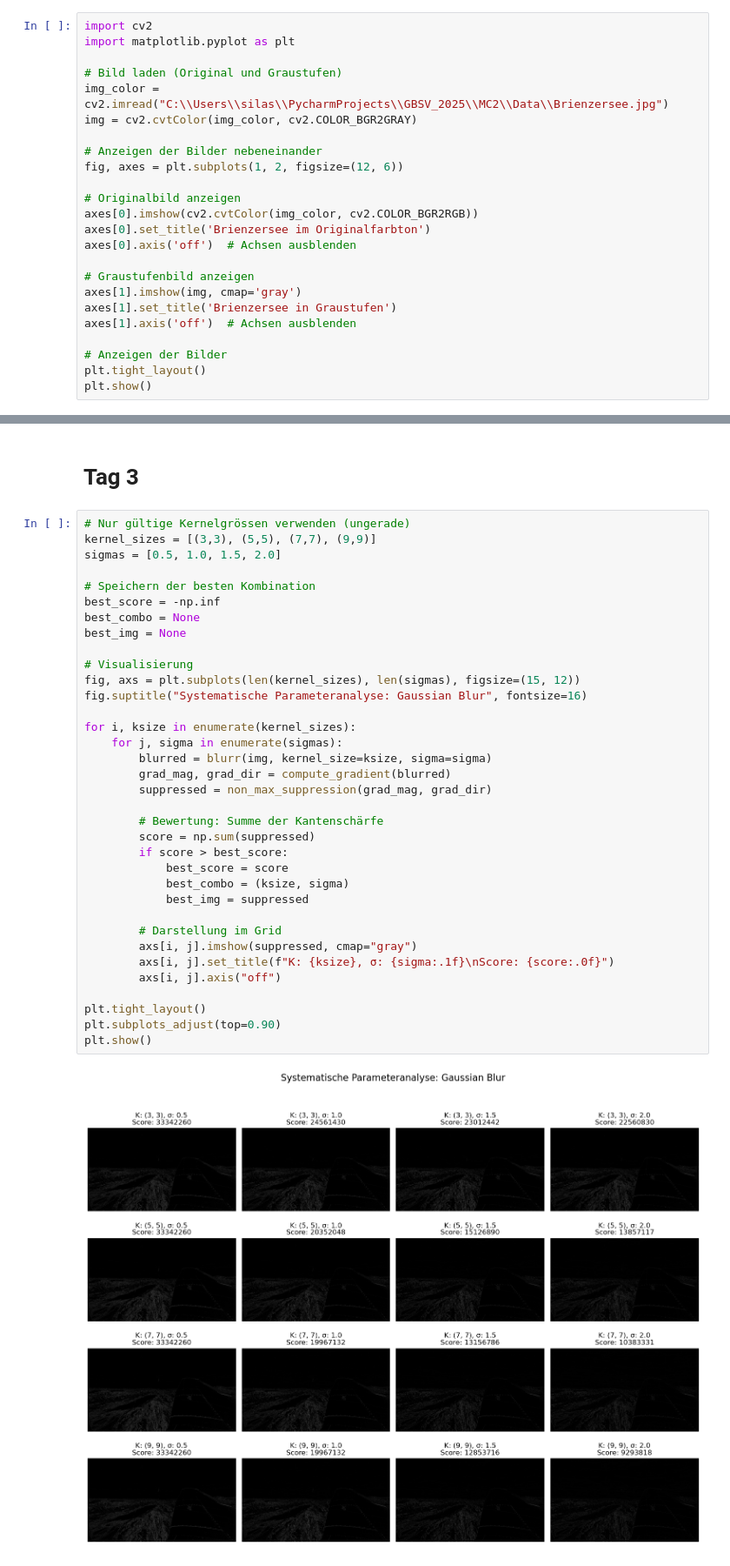
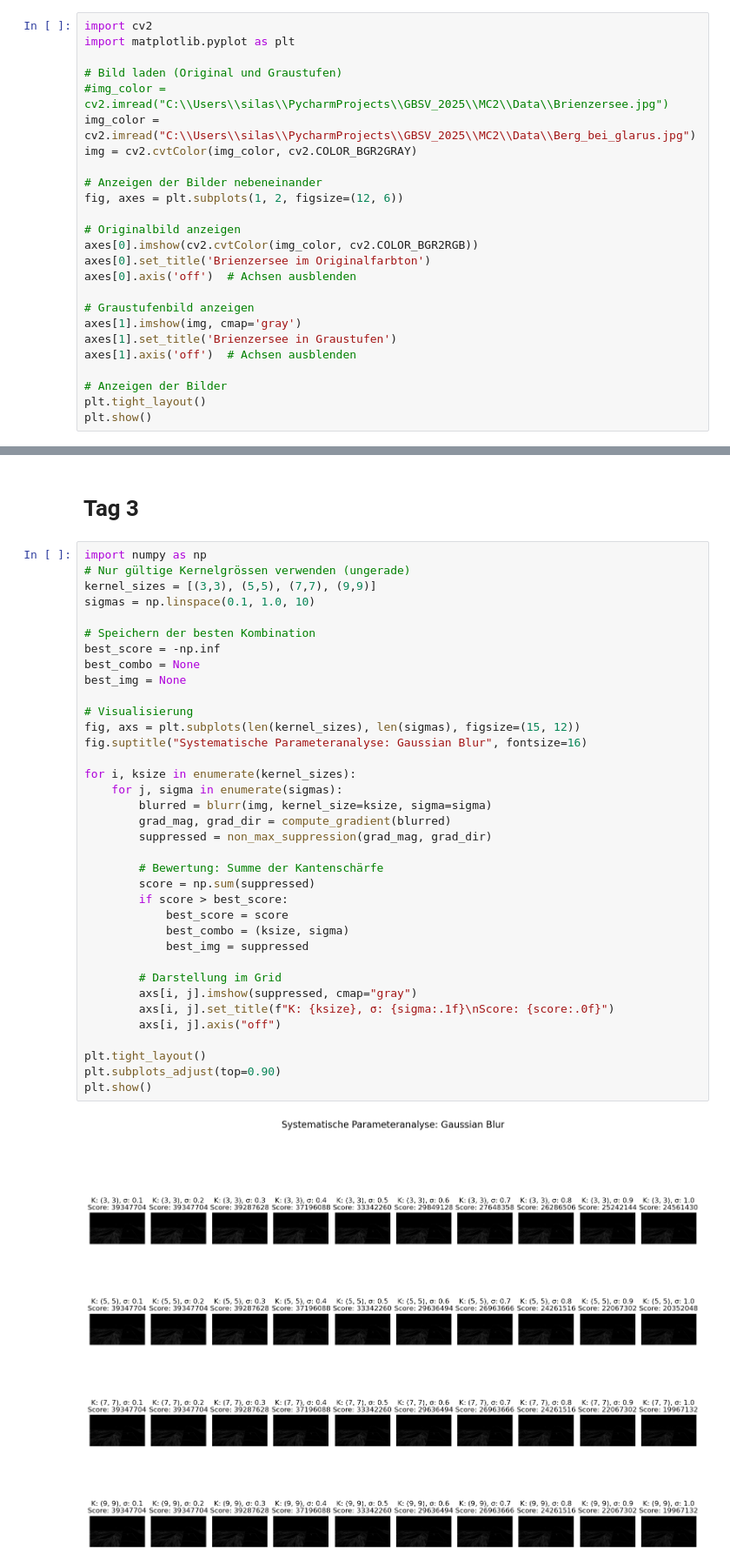
Before and after one commit to Tschoppsilas/GBSV_2025, a Jupyter notebook: MC2/Day Submission/Day_4_Algorithms for Pattern Detection.ipynb, the cells around one changed output, grey strips where cells are left out. Shown at 87% size. Cells and saved outputs as stored; diff of their text form.

```diff
--- a/MC2/Day Submission/Day_4_Algorithms for Pattern Detection.ipynb
+++ b/MC2/Day Submission/Day_4_Algorithms for Pattern Detection.ipynb
@@ -130,7 +130,8 @@ import cv2
 import matplotlib.pyplot as plt
 
 # Bild laden (Original und Graustufen)
-img_color = cv2.imread("C:\\Users\\silas\\PycharmProjects\\GBSV_2025\\MC2\\Data\\Brienzersee.jpg")
+#img_color = cv2.imread("C:\\Users\\silas\\PycharmProjects\\GBSV_2025\\MC2\\Data\\Brienzersee.jpg")
+img_color = cv2.imread("C:\\Users\\silas\\PycharmProjects\\GBSV_2025\\MC2\\Data\\Berg_bei_glarus.jpg")
 img = cv2.cvtColor(img_color, cv2.COLOR_BGR2GRAY)
 
 # Anzeigen der Bilder nebeneinander
@@ -154,41 +155,42 @@ plt.show()
 # %% [markdown]
 # Tag 3
 # %%
+import numpy as np
 # Nur gültige Kernelgrössen verwenden (ungerade)
 kernel_sizes = [(3,3), (5,5), (7,7), (9,9)]
-sigmas = [0.5, 1.0, 1.5, 2.0]
+sigmas = np.linspace(0.1, 1.0, 10)
 
 # Speichern der besten Kombination
 best_score = -np.inf
 best_combo = None
 best_img = None
 
 # Visualisierung
 fig, axs = plt.subplots(len(kernel_sizes), len(sigmas), figsize=(15, 12))
 fig.suptitle("Systematische Parameteranalyse: Gaussian Blur", fontsize=16)
 
 for i, ksize in enumerate(kernel_sizes):
     for j, sigma in enumerate(sigmas):
         blurred = blurr(img, kernel_size=ksize, sigma=sigma)
         grad_mag, grad_dir = compute_gradient(blurred)
         suppressed = non_max_suppression(grad_mag, grad_dir)
 
         # Bewertung: Summe der Kantenschärfe
         score = np.sum(suppressed)
         if score > best_score:
             best_score = score
             best_combo = (ksize, sigma)
             best_img = suppressed
 
         # Darstellung im Grid
         axs[i, j].imshow(suppressed, cmap="gray")
         axs[i, j].set_title(f"K: {ksize}, σ: {sigma:.1f}\nScore: {score:.0f}")
         axs[i, j].axis("off")
 
 plt.tight_layout()
 plt.subplots_adjust(top=0.90)
 plt.show()
 # %% [output]
-[figure, old version]
+[figure, new version]
 # %%
 # Bild glätten
```
Also changed, not shown: parts of 4 cells of this notebook, 8 other files.
